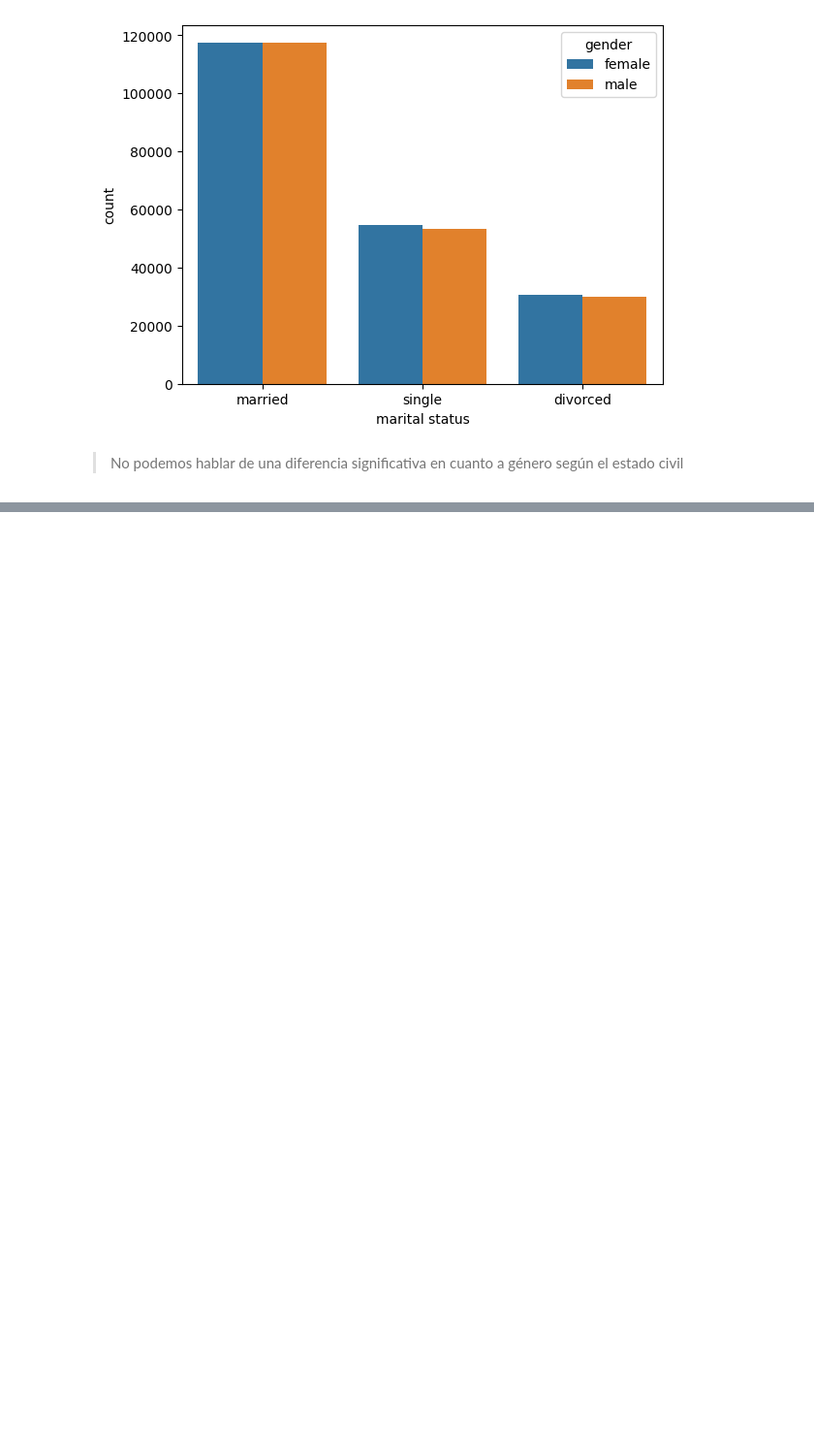
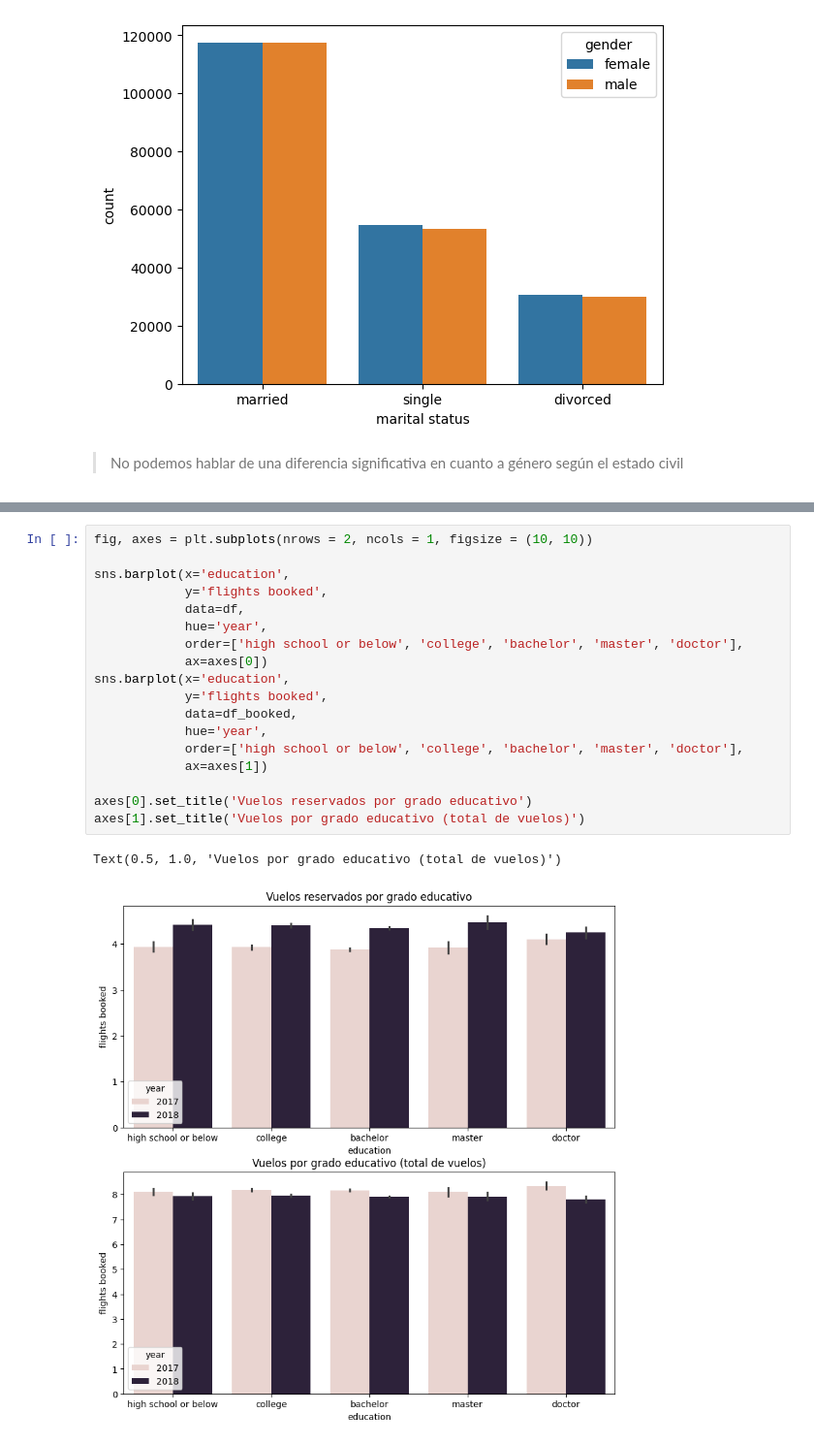
Before and after one commit to Adalab/bda-modulo-3-evaluacion-final-icorreald, a Jupyter notebook: 2.visualizaciones.ipynb, the cells around one changed output, grey strips where cells are left out. Shown at 97% size. Saved outputs shown, nothing was run; the diff lists cells and outputs as text; blank space fills up the shorter version.

```diff
--- a/2.visualizaciones.ipynb
+++ b/2.visualizaciones.ipynb
@@ -247,0 +226,21 @@ sns.countplot(x='marital status',
+# %%
+fig, axes = plt.subplots(nrows = 2, ncols = 1, figsize = (10, 10))
+
+sns.barplot(x='education',
+            y='flights booked',
+            data=df,
+            hue='year',
+            order=['high school or below', 'college', 'bachelor', 'master', 'doctor'],
+            ax=axes[0])
+sns.barplot(x='education',
+            y='flights booked',
+            data=df_booked,
+            hue='year',
+            order=['high school or below', 'college', 'bachelor', 'master', 'doctor'],
+            ax=axes[1])
+
+axes[0].set_title('Vuelos reservados por grado educativo')
+axes[1].set_title('Vuelos por grado educativo (total de vuelos)')
+# %% [output]
+Text(0.5, 1.0, 'Vuelos por grado educativo (total de vuelos)')
+[figure, added]
```
Also changed, not shown: parts of 21 cells of this notebook, 5 other files.
